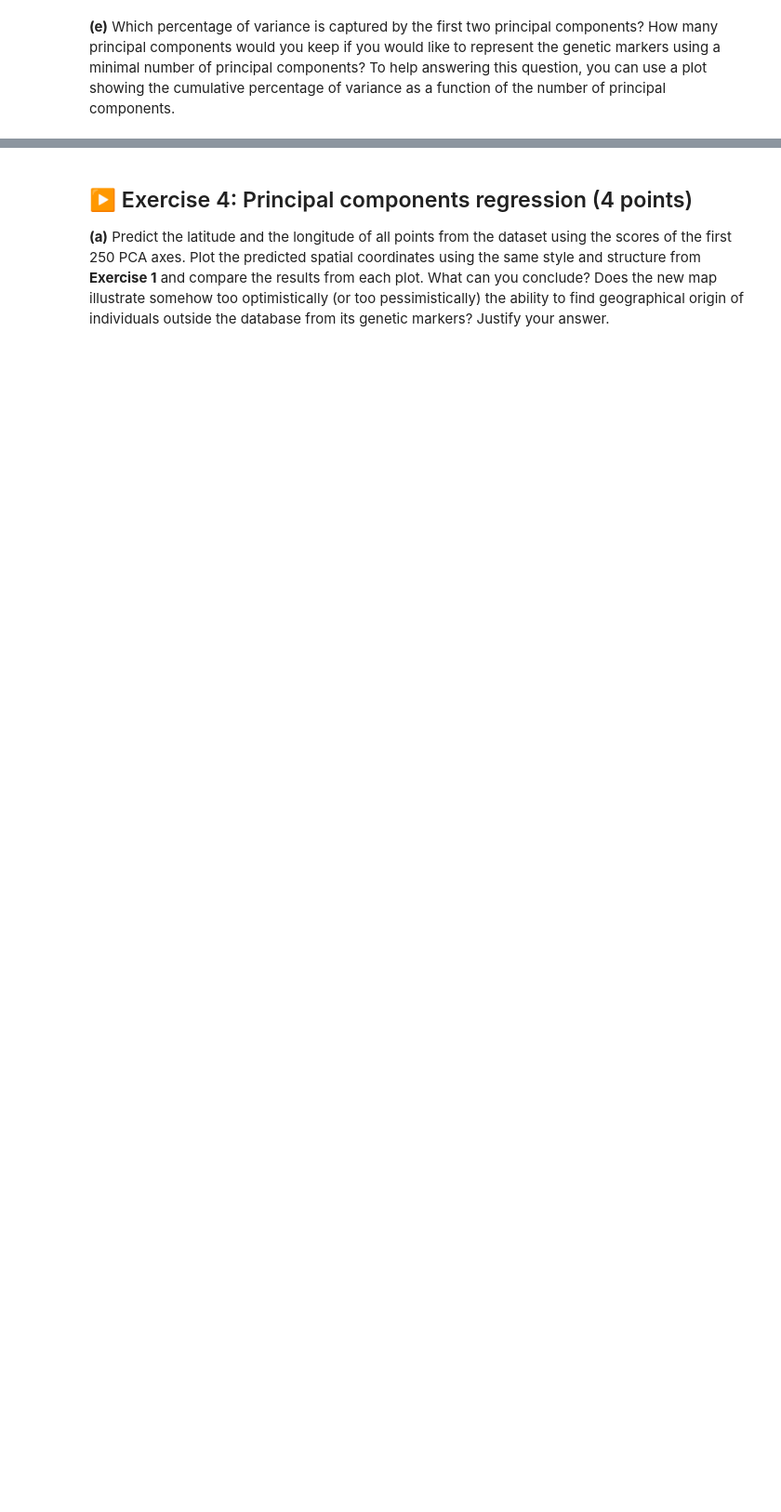
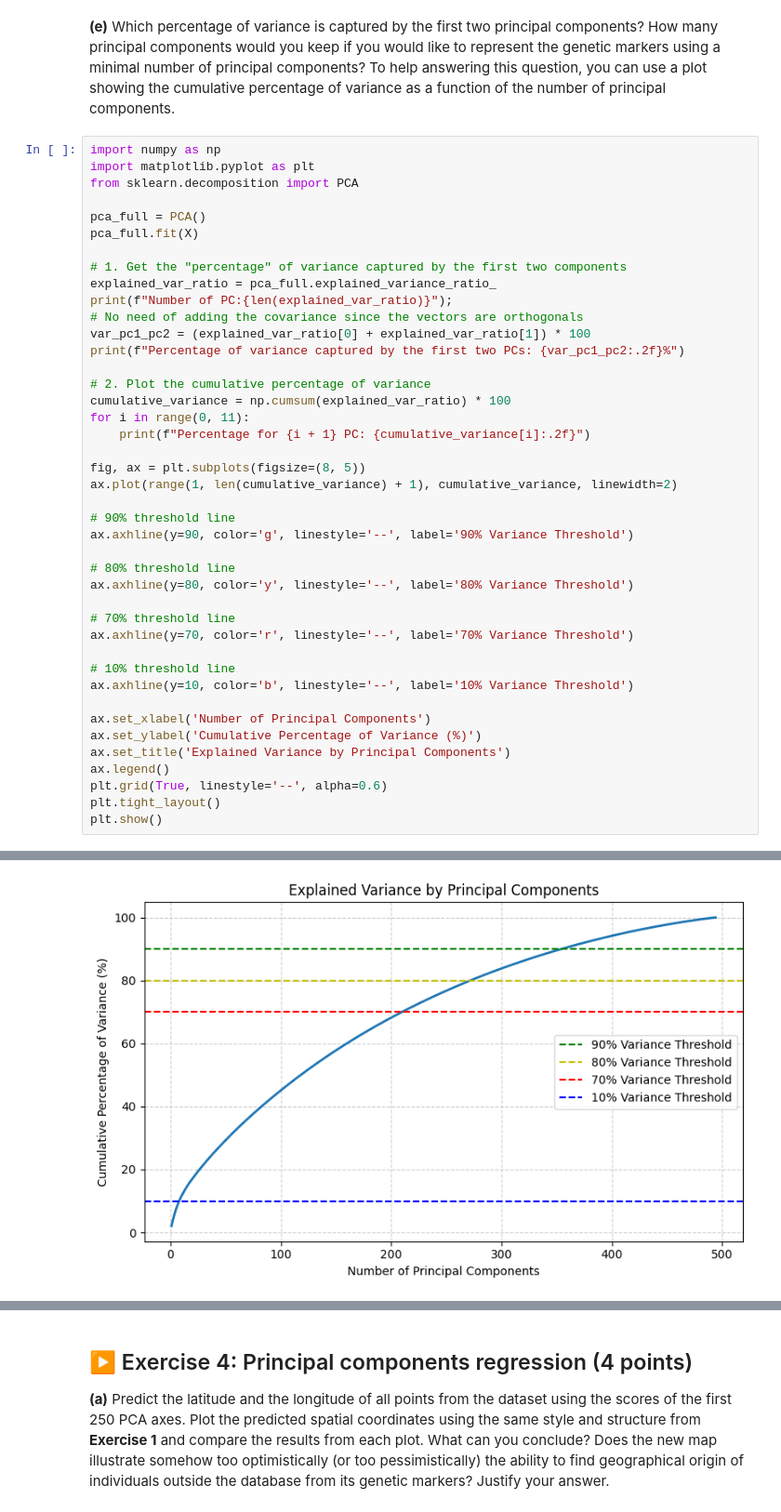
Before and after one commit to Macxsime/ISLA-reports-group32, a Jupyter notebook: TP2/TP2.ipynb, the cells around one changed output, grey strips where cells are left out. Shown at 93% size. Drawn from its saved outputs; the diff is of its cells as text; blank space fills up the shorter version.

```diff
--- a/TP2/TP2.ipynb
+++ b/TP2/TP2.ipynb
@@ -165,2 +308,45 @@ Redo the 2D scatter plot from item **(b)** on the normalized version of the data
 # %% [markdown]
 **(e)** Which percentage of variance is captured by the first two principal components? How many principal components would you keep if you would like to represent the genetic markers using a minimal number of principal components? To help answering this question, you can use a plot showing the cumulative percentage of variance as a function of the number of principal components.
+# %%
+import numpy as np
+import matplotlib.pyplot as plt
+from sklearn.decomposition import PCA
+
+pca_full = PCA()
+pca_full.fit(X)
+
+# 1. Get the "percentage" of variance captured by the first two components
+explained_var_ratio = pca_full.explained_variance_ratio_
+print(f"Number of PC:{len(explained_var_ratio)}");
+# No need of adding the covariance since the vectors are orthogonals
+var_pc1_pc2 = (explained_var_ratio[0] + explained_var_ratio[1]) * 100
+print(f"Percentage of variance captured by the first two PCs: {var_pc1_pc2:.2f}%")
+
+# 2. Plot the cumulative percentage of variance
+cumulative_variance = np.cumsum(explained_var_ratio) * 100
+for i in range(0, 11):
+    print(f"Percentage for {i + 1} PC: {cumulative_variance[i]:.2f}")
+
+fig, ax = plt.subplots(figsize=(8, 5))
+ax.plot(range(1, len(cumulative_variance) + 1), cumulative_variance, linewidth=2)
+
+# 90% threshold line
+ax.axhline(y=90, color='g', linestyle='--', label='90% Variance Threshold')
+
+# 80% threshold line
+ax.axhline(y=80, color='y', linestyle='--', label='80% Variance Threshold')
+
+# 70% threshold line
+ax.axhline(y=70, color='r', linestyle='--', label='70% Variance Threshold')
+
+# 10% threshold line
+ax.axhline(y=10, color='b', linestyle='--', label='10% Variance Threshold')
+
+ax.set_xlabel('Number of Principal Components')
+ax.set_ylabel('Cumulative Percentage of Variance (%)')
+ax.set_title('Explained Variance by Principal Components')
+ax.legend()
+plt.grid(True, linestyle='--', alpha=0.6)
+plt.tight_layout()
+plt.show()
+# %% [output]
@@ -166,0 +366 @@ Redo the 2D scatter plot from item **(b)** on the normalized version of the data
+[figure, added]
```
Also changed, not shown: parts of 15 cells of this notebook.
